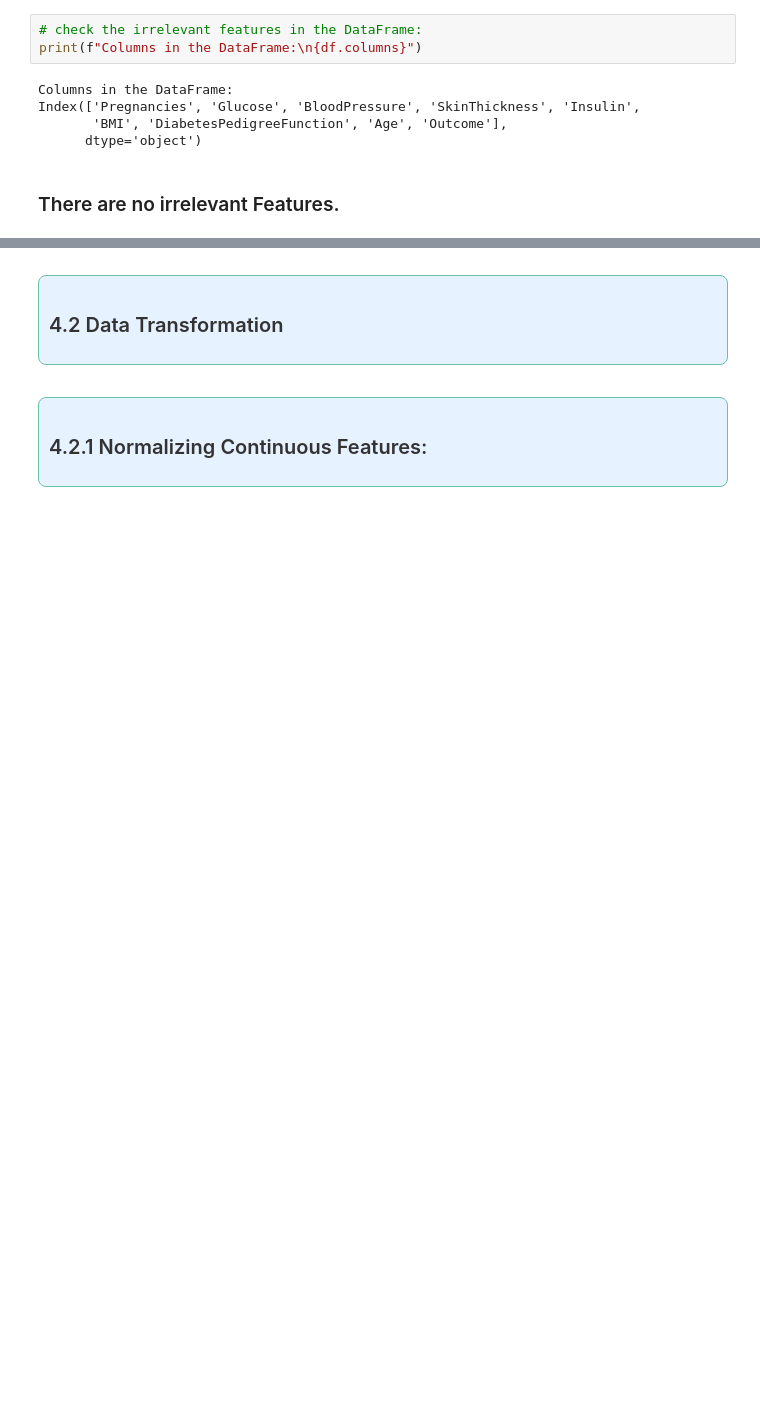
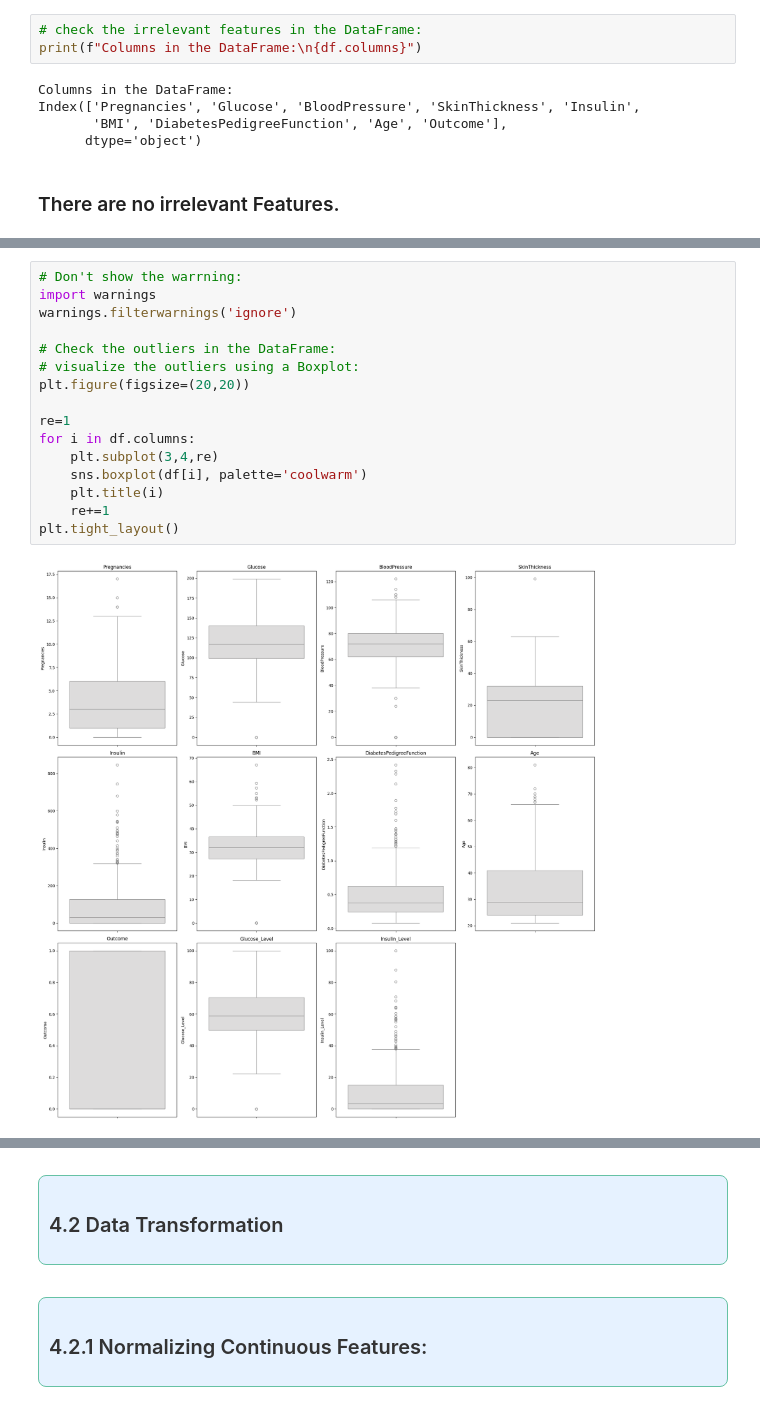
Before and after one commit to misbahkhattak718-pixel/Mentorship-Program--Devsil, a Jupyter notebook: Weekly Mini Projects/week 5/Diabetes_dataset_containing_patient_Health_indicators.ipynb, the cells around one changed output, grey strips where cells are left out. Drawn from its saved outputs; the diff is of its cells as text; blank space fills up the shorter version.

```diff
--- a/Weekly Mini Projects/week 5/Diabetes_dataset_containing_patient_Health_indicators.ipynb
+++ b/Weekly Mini Projects/week 5/Diabetes_dataset_containing_patient_Health_indicators.ipynb
@@ -516,0 +532,18 @@ Index(['Pregnancies', 'Glucose', 'BloodPressure', 'SkinThickness', 'Insulin',
+# %%
+# Don't show the warrning:
+import warnings
+warnings.filterwarnings('ignore')
+
+# Check the outliers in the DataFrame:
+# visualize the outliers using a Boxplot:
+plt.figure(figsize=(20,20))
+
+re=1
+for i in df.columns:
+    plt.subplot(3,4,re)
+    sns.boxplot(df[i], palette='coolwarm')
+    plt.title(i)
+    re+=1
+plt.tight_layout()
+# %% [output]
+[figure, added]
```
Also changed, not shown: parts of 33 cells of this notebook, 1 other file.
